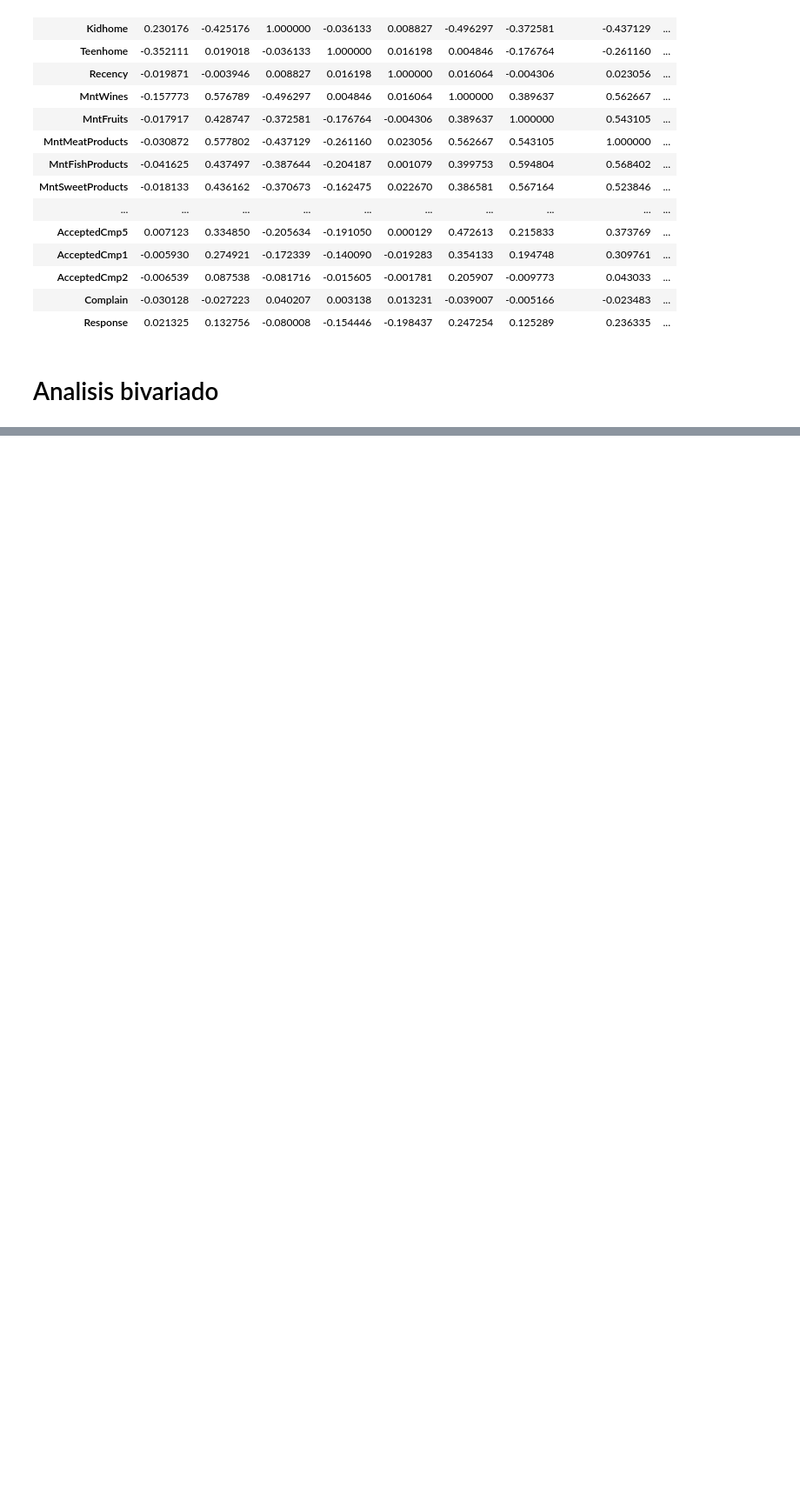
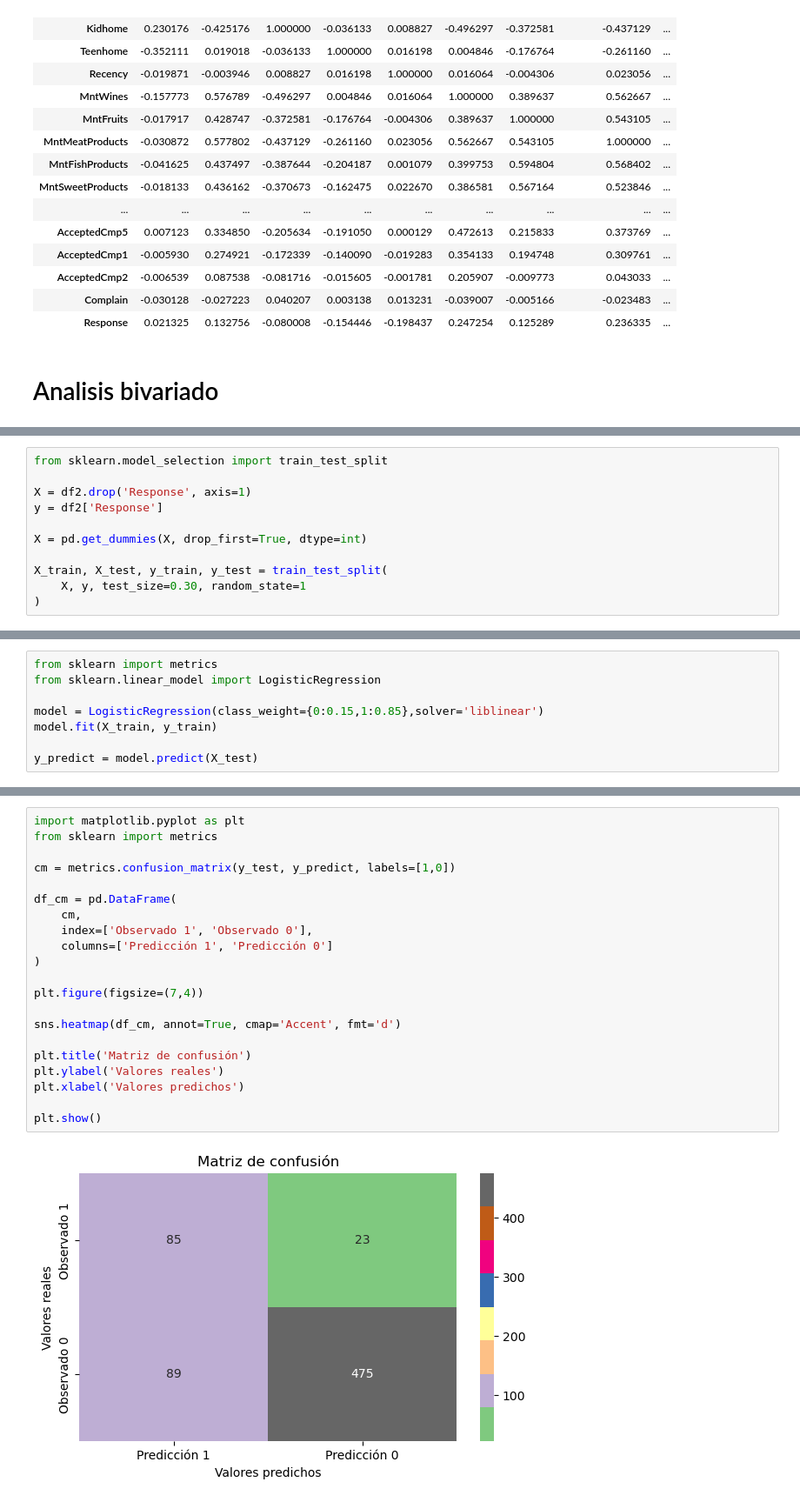
Before and after one commit to AI-YAZMIN-VILLEGAS/EBAC, a Jupyter notebook: Clases/Introducción a Machine Learning II/ML2.ipynb, the cells around one changed output, grey strips where cells are left out. Shown at 87% size. Saved outputs shown, nothing was run; the diff lists cells and outputs as text; blank space fills up the shorter version.

```diff
--- a/Clases/Introducción a Machine Learning II/ML2.ipynb
+++ b/Clases/Introducción a Machine Learning II/ML2.ipynb
@@ -548,0 +527,11 @@ Training Personal Loan False Values : 564 (83.92857142857143%)
+# %%
+from sklearn.model_selection import train_test_split
+
+X = df2.drop('Response', axis=1)
+y = df2['Response']
+
+X = pd.get_dummies(X, drop_first=True, dtype=int)
+
+X_train, X_test, y_train, y_test = train_test_split(
+    X, y, test_size=0.30, random_state=1
+)
@@ -548,0 +572,8 @@ Training Personal Loan False Values : 564 (83.92857142857143%)
+# %%
+from sklearn import metrics
+from sklearn.linear_model import LogisticRegression
+
+model = LogisticRegression(class_weight={0:0.15,1:0.85},solver='liblinear')
+model.fit(X_train, y_train)
+
+y_predict = model.predict(X_test)
@@ -548,0 +630,23 @@ Training Personal Loan False Values : 564 (83.92857142857143%)
+# %%
+import matplotlib.pyplot as plt
+from sklearn import metrics
+
+cm = metrics.confusion_matrix(y_test, y_predict, labels=[1,0])
+
+df_cm = pd.DataFrame(
+    cm,
+    index=['Observado 1', 'Observado 0'],
+    columns=['Predicción 1', 'Predicción 0']
+)
+
+plt.figure(figsize=(7,4))
+
+sns.heatmap(df_cm, annot=True, cmap='Accent', fmt='d')
+
+plt.title('Matriz de confusión')
+plt.ylabel('Valores reales')
+plt.xlabel('Valores predichos')
+
+plt.show()
+# %% [output]
+[figure, added]
```
Also changed, not shown: parts of 59 cells of this notebook, 1 other file.
